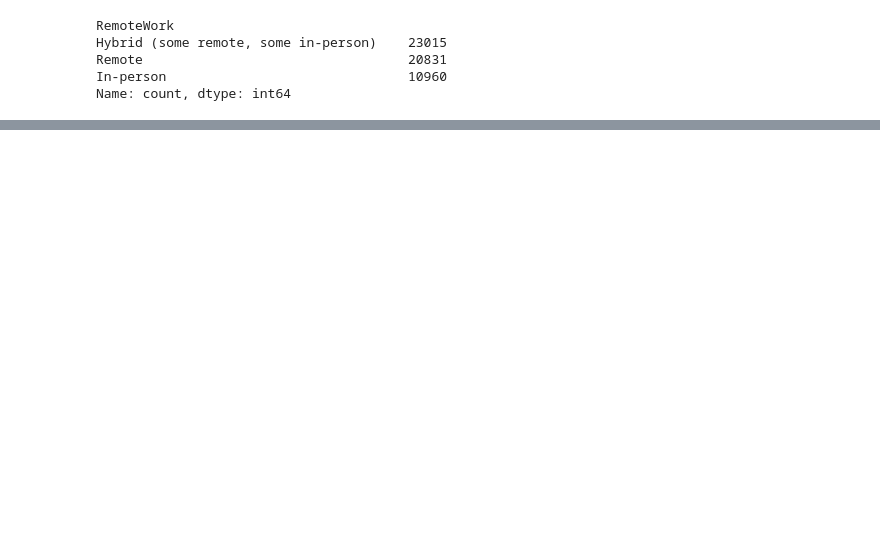
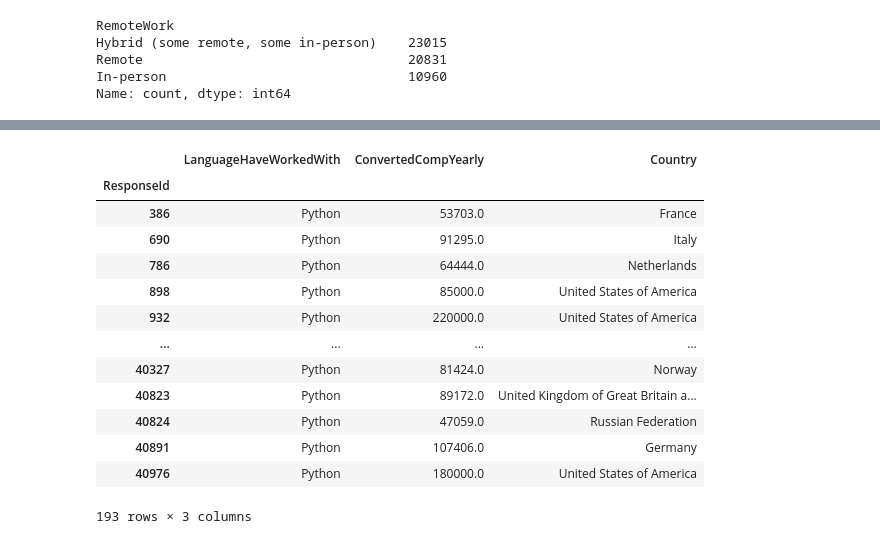
Before and after one commit to dkkinyua/data-science, a Jupyter notebook: Stack Overflow Developer Survey 2024.ipynb, the cells around one changed output, grey strips where cells are left out. Cells and saved outputs as stored; diff of their text form; code cells hidden in the pictures; blank space fills up the shorter version.

```diff
--- a/Stack Overflow Developer Survey 2024.ipynb
+++ b/Stack Overflow Developer Survey 2024.ipynb
@@ -2,7 +2,7 @@
 import pandas as pd
 # %%
 # .read_csv is a function in Pandas used to read .csv files and transform them into dataframes
-df = pd.read_csv('survey_results_public.csv')
+df = pd.read_csv('survey_results_public.csv', index_col="ResponseId")
 # %%
 df
 # %% [output]
@@ -138,0 +164,19 @@ Name: RemoteWork, Length: 65437, dtype: object
+# %%
+# Let's get all participants who work with Python and earn $30k or more
+filt = (df["LanguageHaveWorkedWith"] == "Python") & (df["ConvertedCompYearly"] > 30000)
+df.loc[filt, ['LanguageHaveWorkedWith', 'ConvertedCompYearly', 'Country']]
+# %% [output]
+|  | LanguageHaveWorkedWith | ConvertedCompYearly | Country |
+| ResponseId |  |  |  |
+| 386 | Python | 53703.0 | France |
+| 690 | Python | 91295.0 | Italy |
+| 786 | Python | 64444.0 | Netherlands |
+| 898 | Python | 85000.0 | United States of America |
+| 932 | Python | 220000.0 | United States of America |
+| ... | ... | ... | ... |
+| 40327 | Python | 81424.0 | Norway |
+| 40823 | Python | 89172.0 | United Kingdom of Great Britain a... |
+| 40824 | Python | 47059.0 | Russian Federation |
+| 40891 | Python | 107406.0 | Germany |
+| 40976 | Python | 180000.0 | United States of America |
+193 rows × 3 columns
```
Also changed, not shown: parts of 17 cells of this notebook, 1 other file.
